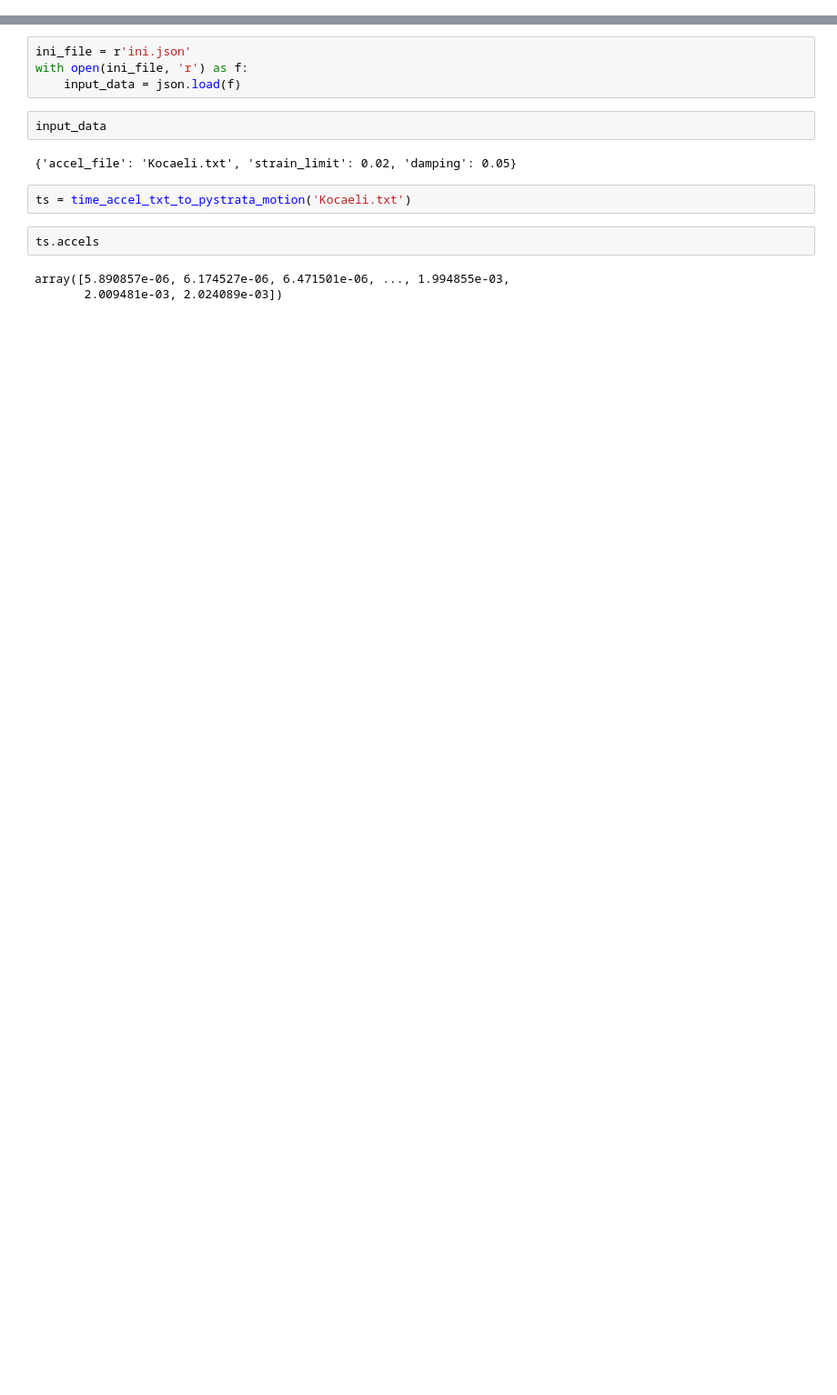
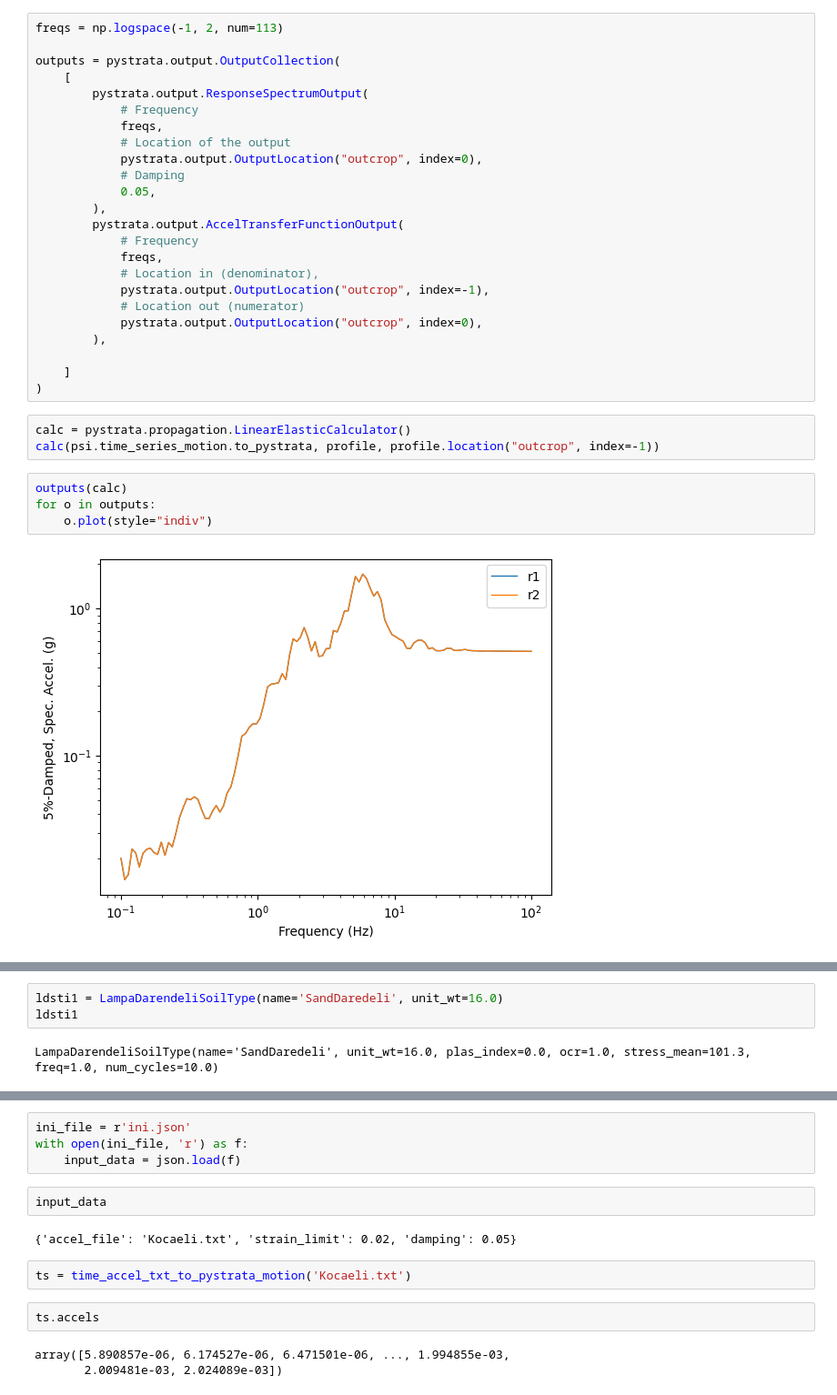
Before and after one commit to panagop/lampa, a Jupyter notebook: jupyter/test.ipynb, the cells around one changed output, grey strips where cells are left out. Shown: that part at 91% size. Drawn from its saved outputs; the diff is of its cells as text; blank space fills up the shorter version.

```diff
--- a/jupyter/test.ipynb
+++ b/jupyter/test.ipynb
@@ -18,0 +98,33 @@ from dataclasses_json import dataclass_json
+# %%
+freqs = np.logspace(-1, 2, num=113)
+
+outputs = pystrata.output.OutputCollection(
+    [
+        pystrata.output.ResponseSpectrumOutput(
+            # Frequency
+            freqs,
+            # Location of the output
+            pystrata.output.OutputLocation("outcrop", index=0),
+            # Damping
+            0.05,
+        ),
+        pystrata.output.AccelTransferFunctionOutput(
+            # Frequency
+            freqs,
+            # Location in (denominator),
+            pystrata.output.OutputLocation("outcrop", index=-1),
+            # Location out (numerator)
+            pystrata.output.OutputLocation("outcrop", index=0),
+        ),
+
+    ]
+)
+# %%
+calc = pystrata.propagation.LinearElasticCalculator()
+calc(psi.time_series_motion.to_pystrata, profile, profile.location("outcrop", index=-1))
+# %%
+outputs(calc)
+for o in outputs:
+    o.plot(style="indiv")
+# %% [output]
+[figure, added]
@@ -18,0 +132,5 @@ from dataclasses_json import dataclass_json
+# %%
+ldsti1 = LampaDarendeliSoilType(name='SandDaredeli', unit_wt=16.0)
+ldsti1
+# %% [output]
+LampaDarendeliSoilType(name='SandDaredeli', unit_wt=16.0, plas_index=0.0, ocr=1.0, stress_mean=101.3, freq=1.0, num_cycles=10.0)
```
Also changed, not shown: parts of 44 cells of this notebook, 7 other files.
